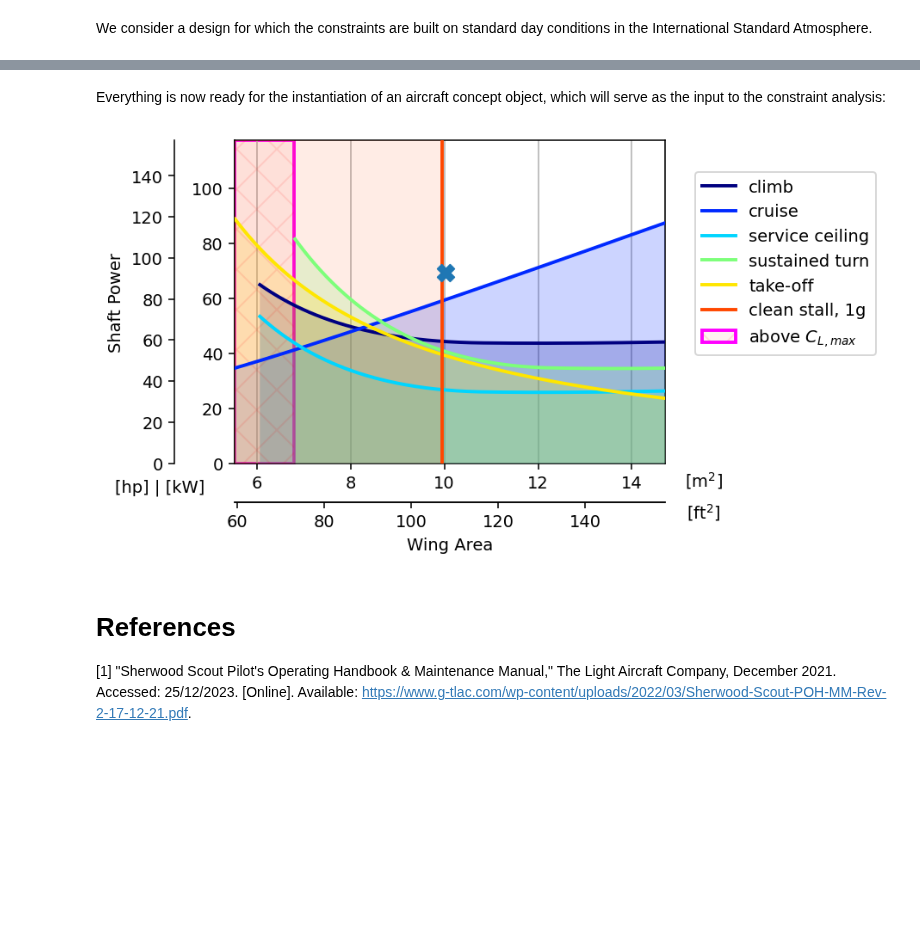
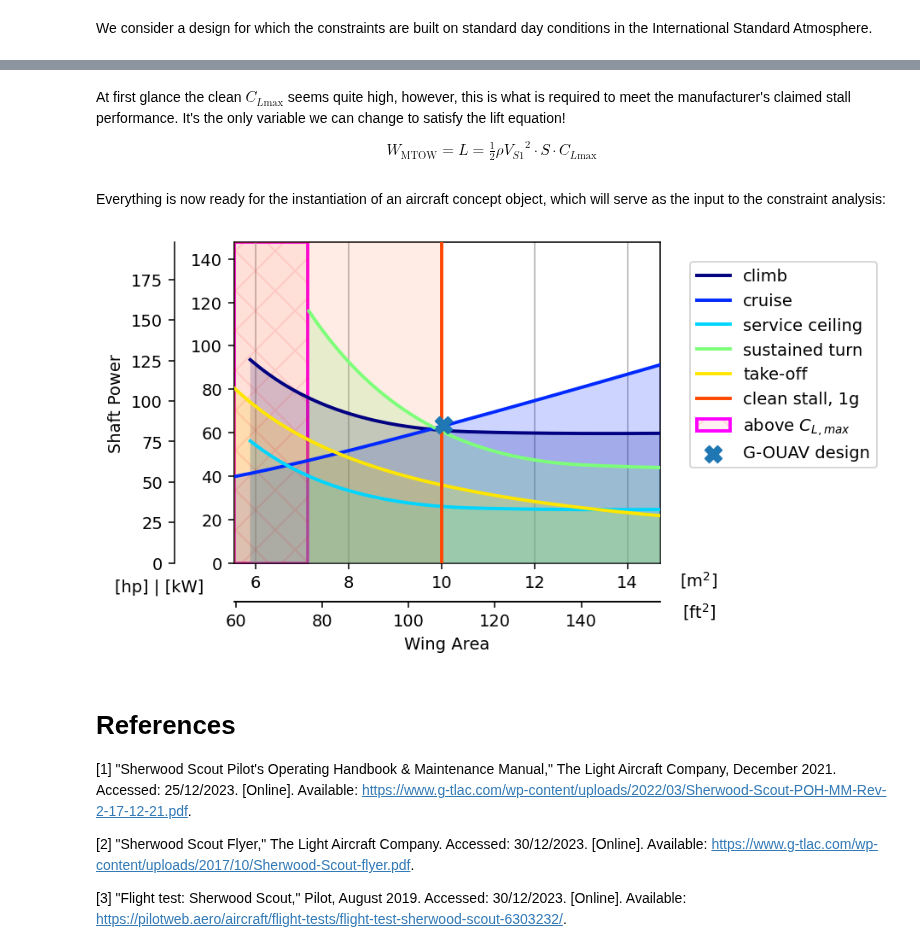
Before and after one commit to yaseen157/ADRpy, a Jupyter notebook: docs/ADRpy/notebooks/Example - Constraint Analysis of the Sherwood Scout.ipynb, the cells around one changed output, grey strips where cells are left out. Drawn from its saved outputs; the diff is of its cells as text; code cells hidden in the pictures; blank space fills up the shorter version.

```diff
--- a/docs/ADRpy/notebooks/Example - Constraint Analysis of the Sherwood Scout.ipynb
+++ b/docs/ADRpy/notebooks/Example - Constraint Analysis of the Sherwood Scout.ipynb
@@ -36,17 +36,20 @@ We take pointers for building a dictionary of performance requirements from the
 nturn = 1 / np.cos(np.radians(60))
 
 designbrief = {
-    'rwyelevation_m':0.0, 'groundrun_m': 81.0,                           # <- Take-off requirements
-    'stloadfactor': nturn, 'turnalt_m': 1000, 'turnspeed_ktas': 70,      # <- Turn requirements
-    'climbalt_m': 1000, 'climbspeed_kias': 50, 'climbrate_fpm': 630,     # <- Climb requirements
-    'cruisealt_m': 0, 'cruisespeed_ktas': 110, 'cruisethrustfact': 1.0,  # <- Cruise requirements
-    'servceil_m': co.feet2m(12000), 'secclimbspd_kias': 50,              # <- Service ceiling requirements
-    'vstallclean_kcas': 39                                               # <- Required clean stall speed
+    'rwyelevation_m':0.0, 'groundrun_m': 90.0,                             # <- Take-off requirements
+    'stloadfactor': nturn, 'turnalt_m': 3e3, 'turnspeed_ktas': 70,         # <- Turn requirements
+    'climbalt_m': 3e3, 'climbspeed_kias': 47, 'climbrate_fpm': 630,        # <- Climb requirements
+    'cruisealt_m': 3e3, 'cruisespeed_ktas': 110, 'cruisethrustfact': 1.0,  # <- Cruise requirements
+    'servceil_m': co.feet2m(12000), 'secclimbspd_kias': 47,                # <- Service ceiling requirements
+    'vstallclean_kcas': 36                                                 # <- Required clean stall speed
 }
 # %%
 TOW_kg = 450
 # %%
-AR = 28.5 ** 2 / 108   # AR = b^2 / S
+scout_Swing = co.feet22m2(108)
+scout_bspan = co.feet2m(28.5)
+
+AR = scout_bspan ** 2 / scout_Swing   # AR = b^2 / S
 
 wfract = {'turn': 1.0, 'climb': 1.0, 'cruise': 1.0, 'servceil': 1.0}
 
@@ -61,8 +64,13 @@ etas = {'take-off': 0.6, 'climb': 0.6, 'cruise': 0.75, 'turn': 0.75, 'servceil':
 
 designperformance = {
     'CDTO': 0.05, 'CLTO': 0.6, 'CLmaxTO': 1.6, 'mu_R': 0.02,  # <- Take-off specific performance
-    'CLmax': 1.8, 'CDmin': 0.04, 'eta_prop': etas             # <- General performance
+    'CLmax': 2.1, 'CDmin': 0.04, 'eta_prop': etas             # <- General performance
 }
+# %% [markdown]
+At first glance the clean $C_{L\text{max}}$ seems quite high, however, this is what is required to meet the manufacturer's claimed stall performance.
+It's the only variable we can change to satisfy the lift equation!
+
+$$W_{\text{MTOW}} = L = \tfrac{1}{2}\rho {V_{S1}}^2 \cdot S \cdot C_{L\text{max}}$$
 # %% [markdown]
 Everything is now ready for the instantiation of an aircraft concept object, which will serve as the input to the constraint analysis:
 # %%
@@ -70,18 +78,22 @@ concept = ca.AircraftConcept(designbrief, designdefinition, designperformance, d
 # %%
 wslist_pa = np.arange(300, 800, 2.5)
 
 fig, ax = concept.plot_constraints(wslist_pa)
 
-scout_power = co.hp2w(93)
-scout_Swing = co.feet22m2(108)
+scout_power = co.hp2w(85)  # Jabiru 2200 85 hp
+
 ax.scatter(
     scout_Swing, scout_power, label="G-OUAV design",
     marker="X", s=100, zorder=100
 )
 ax.remake_legend();
 # %% [output]
-[figure, old version]
+[figure, new version]
 # %% [markdown]
 # References
 
 [1] "Sherwood Scout Pilot's Operating Handbook & Maintenance Manual," The Light Aircraft Company, December 2021. Accessed: 25/12/2023. [Online]. Available: https://www.g-tlac.com/wp-content/uploads/2022/03/Sherwood-Scout-POH-MM-Rev-2-17-12-21.pdf.
+
+[2] "Sherwood Scout Flyer," The Light Aircraft Company. Accessed: 30/12/2023. [Online]. Available: https://www.g-tlac.com/wp-content/uploads/2017/10/Sherwood-Scout-flyer.pdf.
+
+[3] "Flight test: Sherwood Scout," Pilot, August 2019. Accessed: 30/12/2023. [Online]. Available: https://pilotweb.aero/aircraft/flight-tests/flight-test-sherwood-scout-6303232/.
```
Also changed, not shown: parts of 1 cell of this notebook, 5 other files.
